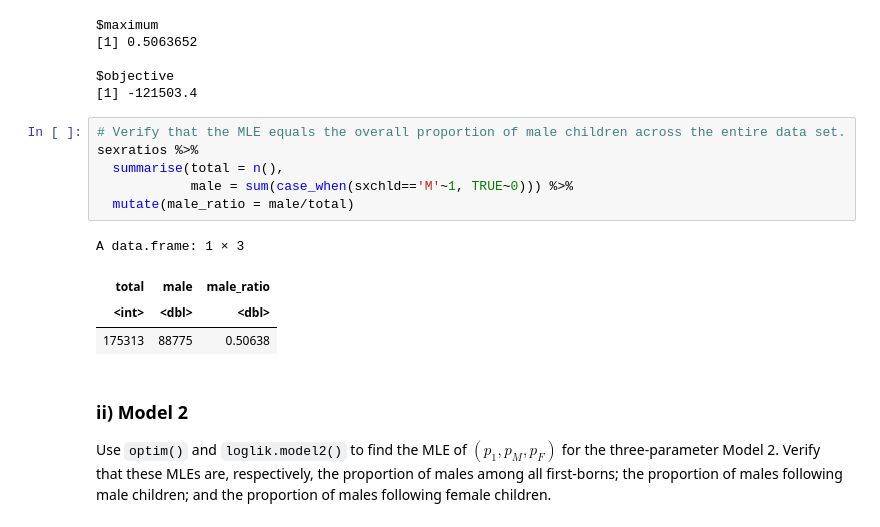
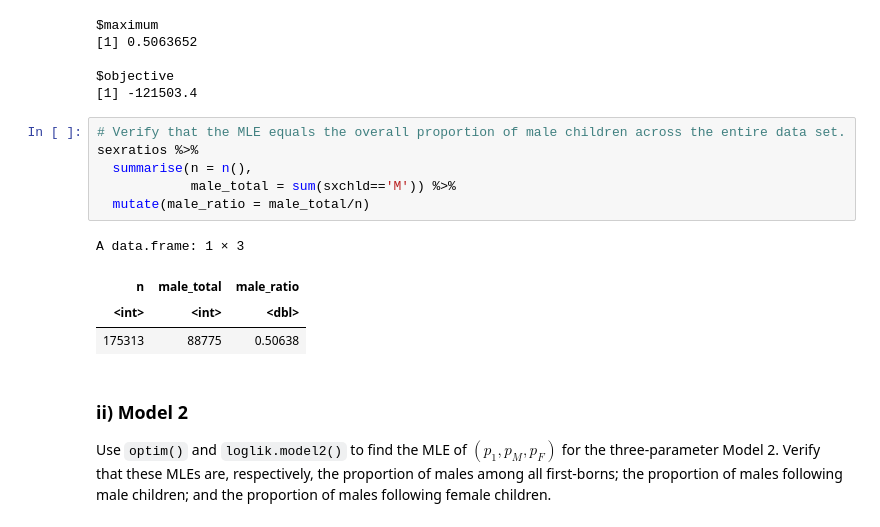
Before and after one commit to ShoSato-047/STAT380, a Jupyter notebook: ShoSato_HW3_(2025)_model_likelihoods_and_simple_logistic.ipynb, the cells around one changed output. Drawn from its saved outputs; the diff is of its cells as text.

```diff
--- a/ShoSato_HW3_(2025)_model_likelihoods_and_simple_logistic.ipynb
+++ b/ShoSato_HW3_(2025)_model_likelihoods_and_simple_logistic.ipynb
@@ -523,13 +523,13 @@ $objective
 # %%
 # Verify that the MLE equals the overall proportion of male children across the entire data set.
 sexratios %>%
-  summarise(total = n(),
-            male = sum(case_when(sxchld=='M'~1, TRUE~0))) %>%
-  mutate(male_ratio = male/total)
+  summarise(n = n(),
+            male_total = sum(sxchld=='M')) %>%
+  mutate(male_ratio = male_total/n)
 # %% [output]
 A data.frame: 1 × 3
-| total | male | male_ratio |
-| <int> | <dbl> | <dbl> |
+| n | male_total | male_ratio |
+| <int> | <int> | <dbl> |
 | 175313 | 88775 | 0.50638 |
 # %% [markdown]
 ### ii) Model 2
```
Also changed, not shown: parts of 2 cells of this notebook.
